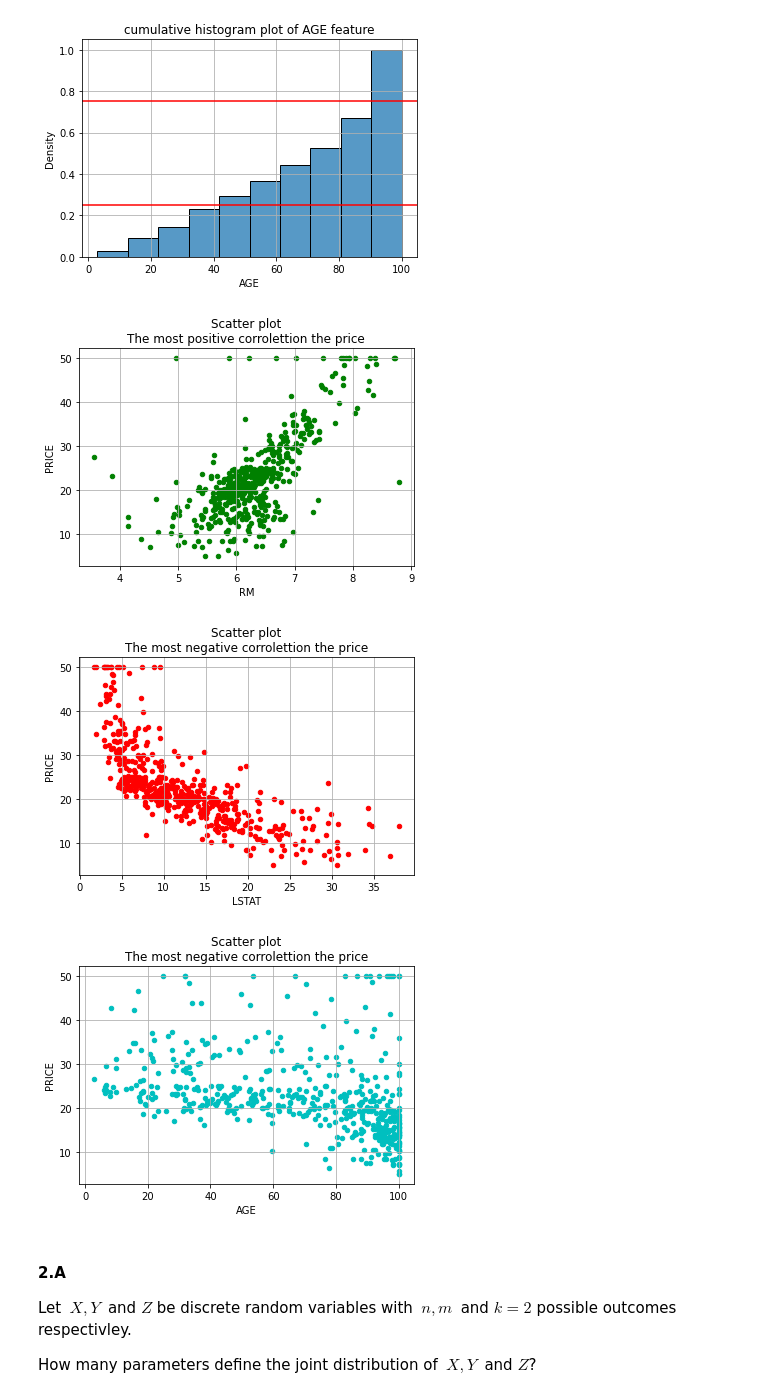
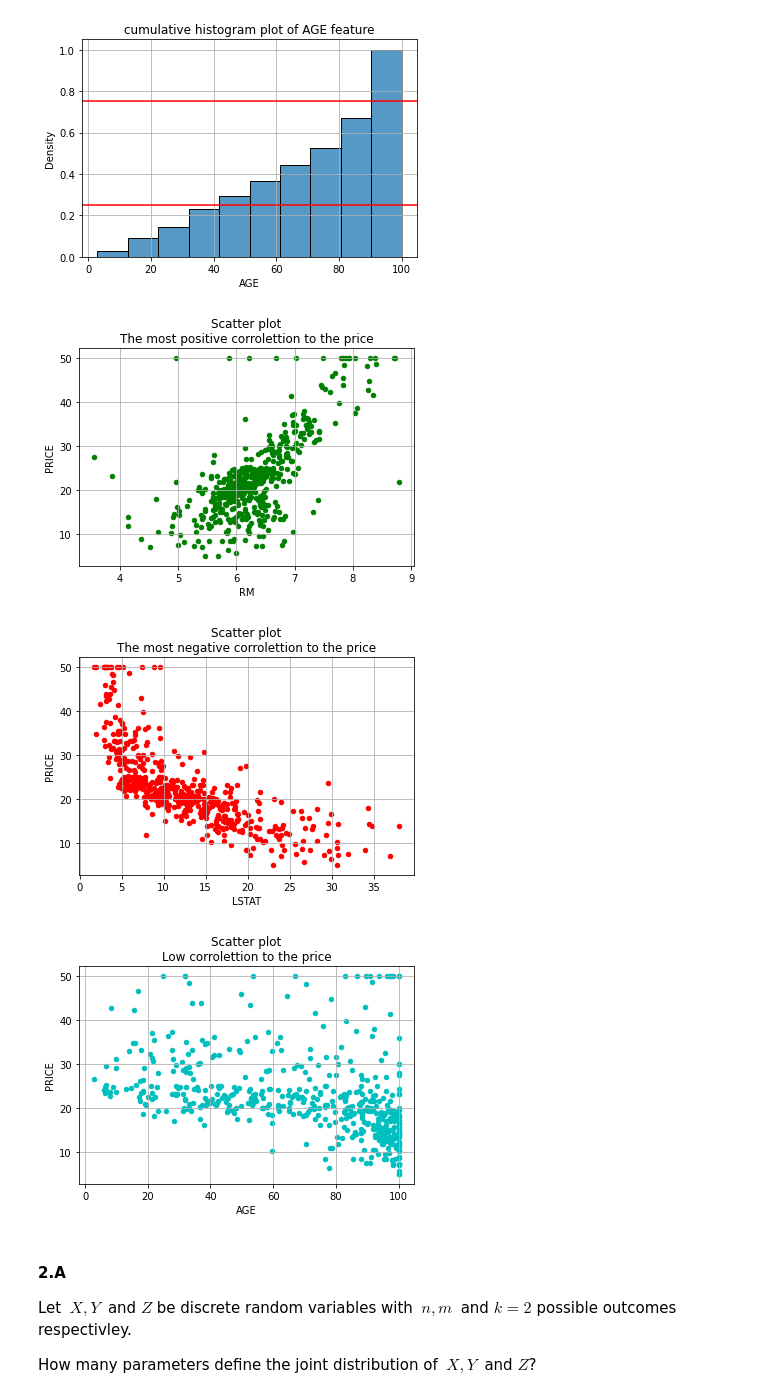
Before and after one commit to RoyR-IDC/StatisticsAndDataAnalysis, a Jupyter notebook: HW2/203972922_201312907.ipynb, the cells around one changed output. Saved outputs shown, nothing was run; the diff lists cells and outputs as text; code cells hidden in the pictures.

```diff
--- a/HW2/203972922_201312907.ipynb
+++ b/HW2/203972922_201312907.ipynb
@@ -229,24 +214,24 @@ plt.grid()
 # %%
 #6. Identify and report 2 “interesting” trends in the data.
 #   No need to provide statistical confidence at this point.
 
 boston_df.plot.scatter(x='RM', y='PRICE', c = 'g')
-plt.title('Scatter plot\nThe most positive corrolettion the price')
+plt.title('Scatter plot\nThe most positive corrolettion to the price')
 plt.grid()
 
 
 boston_df.plot.scatter(x='LSTAT', y='PRICE', color = 'r')
-plt.title('Scatter plot\nThe most negative corrolettion the price')
+plt.title('Scatter plot\nThe most negative corrolettion to the price')
 plt.grid()
 
 
 boston_df.plot.scatter(x='AGE', y='PRICE', color = 'c')
-plt.title('Scatter plot\nThe most negative corrolettion the price')
+plt.title('Scatter plot\nLow corrolettion to the price')
 plt.grid()
 # %% [output]
-[figure, old version]
+[figure, new version]
-[figure, old version]
+[figure, new version]
-[figure, old version]
+[figure, new version]
 # %% [markdown]
 #### 2.A
 Let $\ X, Y \ $ and $Z$  be discrete random variables with $\ n, m \ $ and $k=2$ possible outcomes respectivley.
```
Also changed, not shown: parts of 13 cells of this notebook.
